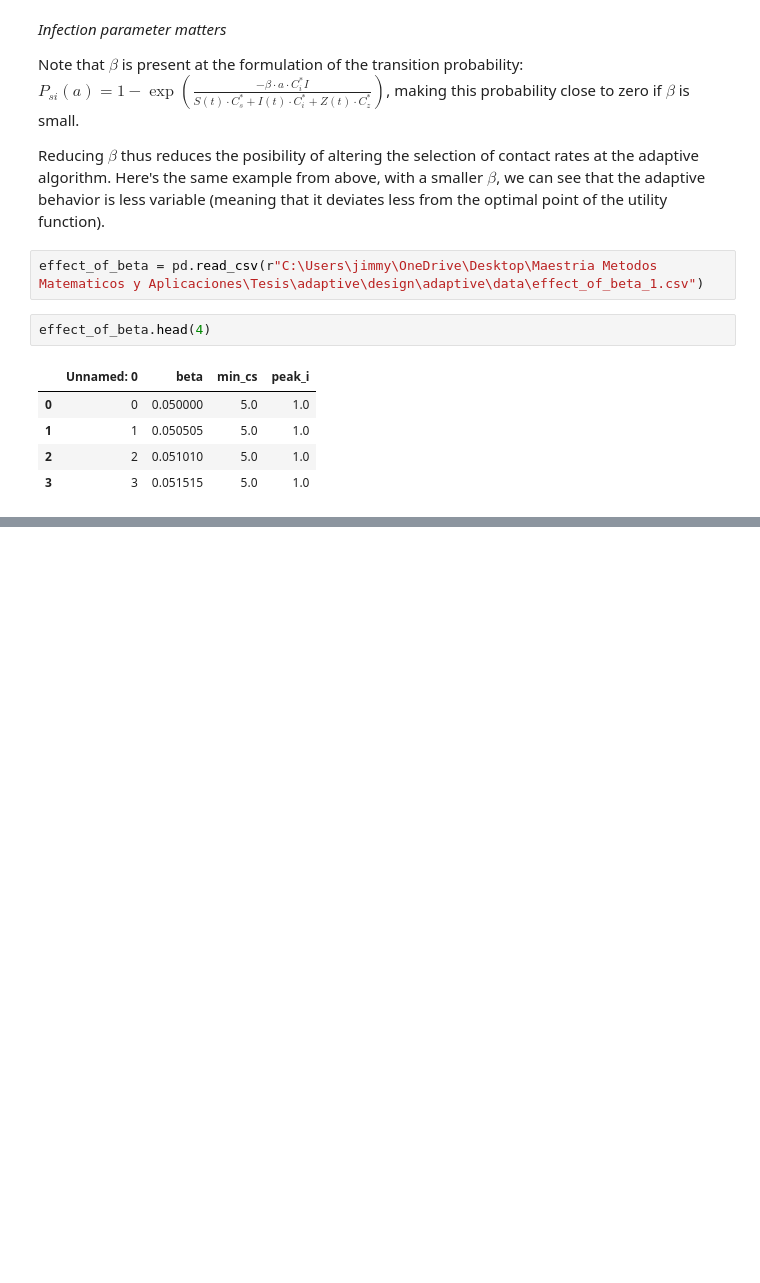
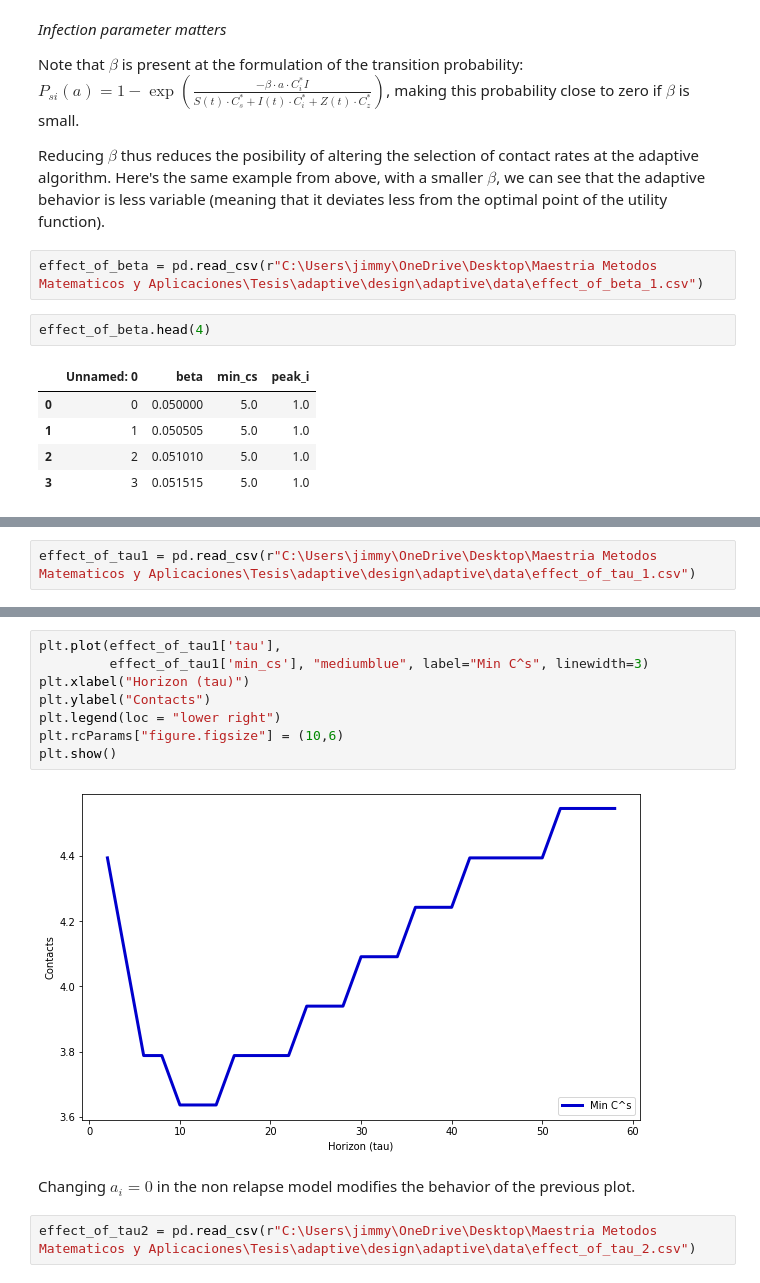
Before and after one commit to JimmyCalvoMonge/adaptive, a Jupyter notebook: design/adaptive/adaptive_use.ipynb, the cells around one changed output, grey strips where cells are left out. Saved outputs shown, nothing was run; the diff lists cells and outputs as text; blank space fills up the shorter version.

```diff
--- a/design/adaptive/adaptive_use.ipynb
+++ b/design/adaptive/adaptive_use.ipynb
@@ -383,0 +382,2 @@ plt.show()
+# %%
+effect_of_tau1 = pd.read_csv(r"C:\Users\jimmy\OneDrive\Desktop\Maestria Metodos Matematicos y Aplicaciones\Tesis\adaptive\design\adaptive\data\effect_of_tau_1.csv")
@@ -383,0 +390,14 @@ plt.show()
+# %%
+plt.plot(effect_of_tau1['tau'],
+         effect_of_tau1['min_cs'], "mediumblue", label="Min C^s", linewidth=3)
+plt.xlabel("Horizon (tau)")
+plt.ylabel("Contacts")
+plt.legend(loc = "lower right")
+plt.rcParams["figure.figsize"] = (10,6)
+plt.show()
+# %% [output]
+[figure, added]
+# %% [markdown]
+Changing $a_i=0$ in the non relapse model modifies the behavior of the previous plot.
+# %%
+effect_of_tau2 = pd.read_csv(r"C:\Users\jimmy\OneDrive\Desktop\Maestria Metodos Matematicos y Aplicaciones\Tesis\adaptive\design\adaptive\data\effect_of_tau_2.csv")
```
Also changed, not shown: parts of 7 cells of this notebook, 6 other files.
